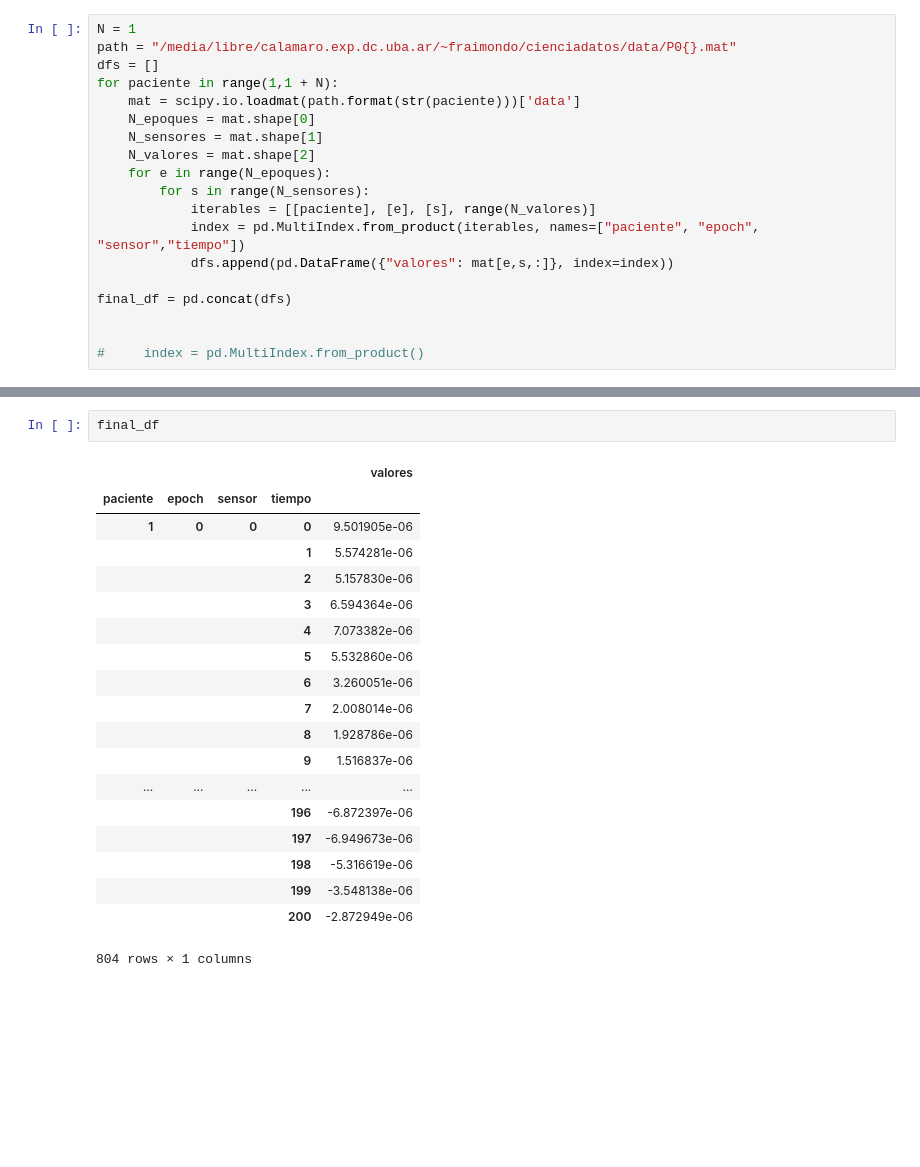
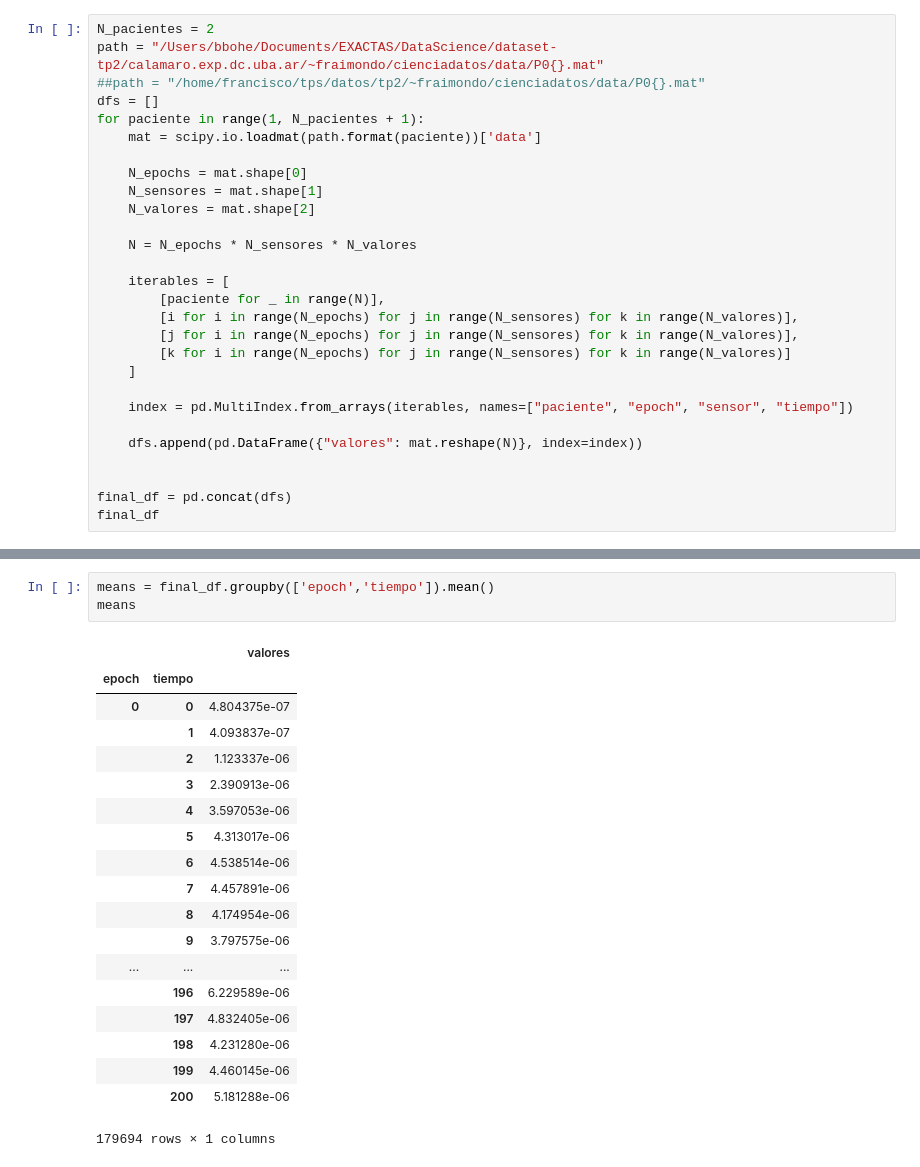
Before and after one commit to BrianBohe/DataScienceCourse, a Jupyter notebook: tp2/unomrbedoahr.ipynb, the cells around one changed output, grey strips where cells are left out. Saved outputs shown, nothing was run; the diff lists cells and outputs as text; blank space fills up the shorter version.

```diff
--- a/tp2/unomrbedoahr.ipynb
+++ b/tp2/unomrbedoahr.ipynb
@@ -5,20 +8,29 @@ import seaborn as sns
 %matplotlib inline
 # %%
-N = 1
-path = "/media/libre/calamaro.exp.dc.uba.ar/~fraimondo/cienciadatos/data/P0{}.mat"
+N_pacientes = 2
+path = "/Users/bbohe/Documents/EXACTAS/DataScience/dataset-tp2/calamaro.exp.dc.uba.ar/~fraimondo/cienciadatos/data/P0{}.mat"
+##path = "/home/francisco/tps/datos/tp2/~fraimondo/cienciadatos/data/P0{}.mat"
 dfs = []
-for paciente in range(1,1 + N):
-    mat = scipy.io.loadmat(path.format(str(paciente)))['data']
-    N_epoques = mat.shape[0]
+for paciente in range(1, N_pacientes + 1):
+    mat = scipy.io.loadmat(path.format(paciente))['data']
+
+    N_epochs = mat.shape[0]
     N_sensores = mat.shape[1]
     N_valores = mat.shape[2]
-    for e in range(N_epoques):
-        for s in range(N_sensores):
-            iterables = [[paciente], [e], [s], range(N_valores)]
-            index = pd.MultiIndex.from_product(iterables, names=["paciente", "epoch", "sensor","tiempo"])
-            dfs.append(pd.DataFrame({"valores": mat[e,s,:]}, index=index))
+
+    N = N_epochs * N_sensores * N_valores
+
+    iterables = [
+        [paciente for _ in range(N)],
+        [i for i in range(N_epochs) for j in range(N_sensores) for k in range(N_valores)],
+        [j for i in range(N_epochs) for j in range(N_sensores) for k in range(N_valores)],
+        [k for i in range(N_epochs) for j in range(N_sensores) for k in range(N_valores)]
+    ]
+
+    index = pd.MultiIndex.from_arrays(iterables, names=["paciente", "epoch", "sensor", "tiempo"])
+
+    dfs.append(pd.DataFrame({"valores": mat.reshape(N)}, index=index))
+
 
 final_df = pd.concat(dfs)
-
-
-#     index = pd.MultiIndex.from_product()
+final_df
@@ -25,22 +39,23 @@ final_df = pd.concat(dfs)
-# %%
-final_df
-# %% [output]
-|  |  |  |  | valores |
-| paciente | epoch | sensor | tiempo |  |
-| 1 | 0 | 0 | 0 | 9.501905e-06 |
-|  |  |  | 1 | 5.574281e-06 |
-|  |  |  | 2 | 5.157830e-06 |
-|  |  |  | 3 | 6.594364e-06 |
-|  |  |  | 4 | 7.073382e-06 |
-|  |  |  | 5 | 5.532860e-06 |
-|  |  |  | 6 | 3.260051e-06 |
-|  |  |  | 7 | 2.008014e-06 |
-|  |  |  | 8 | 1.928786e-06 |
-|  |  |  | 9 | 1.516837e-06 |
-| ... | ... | ... | ... | ... |
-|  |  |  | 196 | -6.872397e-06 |
-|  |  |  | 197 | -6.949673e-06 |
-|  |  |  | 198 | -5.316619e-06 |
-|  |  |  | 199 | -3.548138e-06 |
-|  |  |  | 200 | -2.872949e-06 |
-804 rows × 1 columns
+# %%
+means = final_df.groupby(['epoch','tiempo']).mean()
+means
+# %% [output]
+|  |  | valores |
+| epoch | tiempo |  |
+| 0 | 0 | 4.804375e-07 |
+|  | 1 | 4.093837e-07 |
+|  | 2 | 1.123337e-06 |
+|  | 3 | 2.390913e-06 |
+|  | 4 | 3.597053e-06 |
+|  | 5 | 4.313017e-06 |
+|  | 6 | 4.538514e-06 |
+|  | 7 | 4.457891e-06 |
+|  | 8 | 4.174954e-06 |
+|  | 9 | 3.797575e-06 |
+| ... | ... | ... |
+|  | 196 | 6.229589e-06 |
+|  | 197 | 4.832405e-06 |
+|  | 198 | 4.231280e-06 |
+|  | 199 | 4.460145e-06 |
+|  | 200 | 5.181288e-06 |
+179694 rows × 1 columns
```
Also changed, not shown: parts of 8 cells of this notebook.
